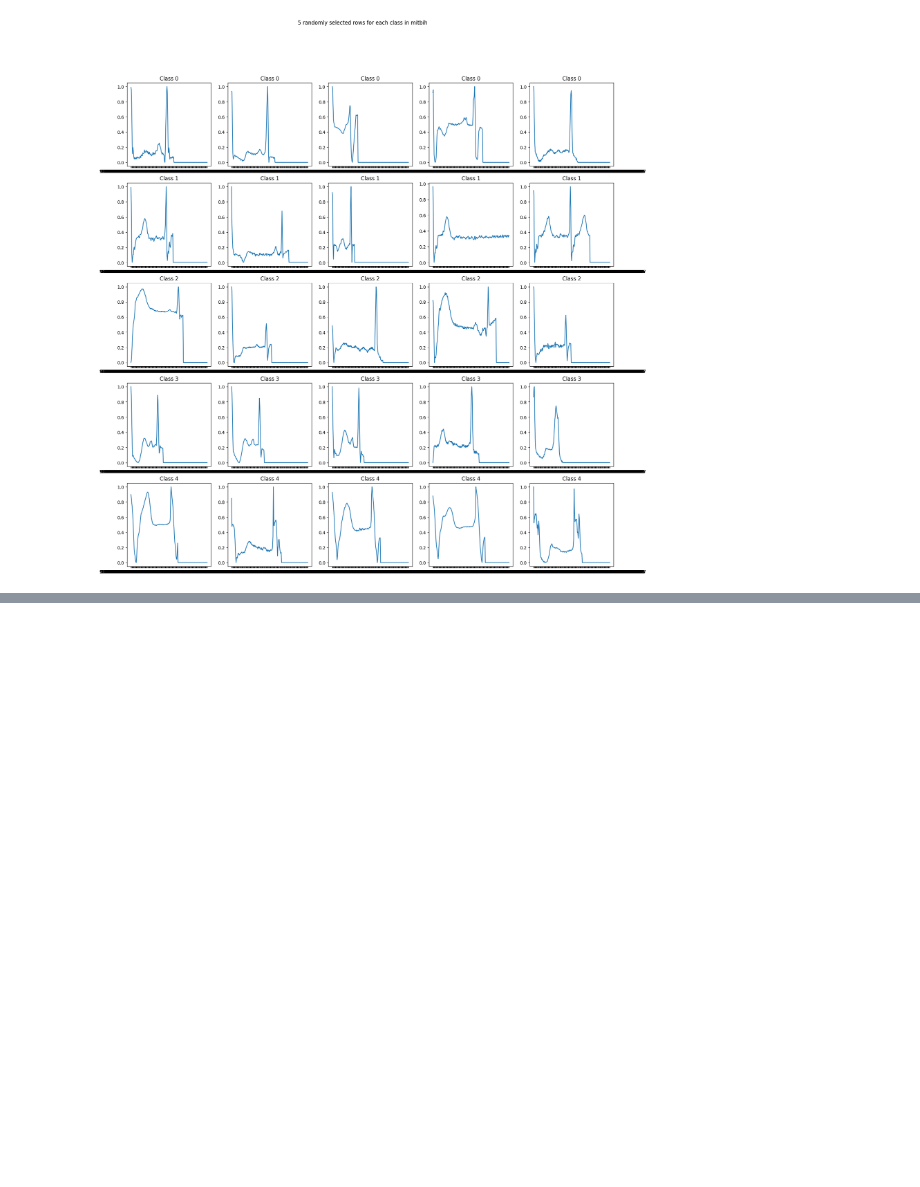
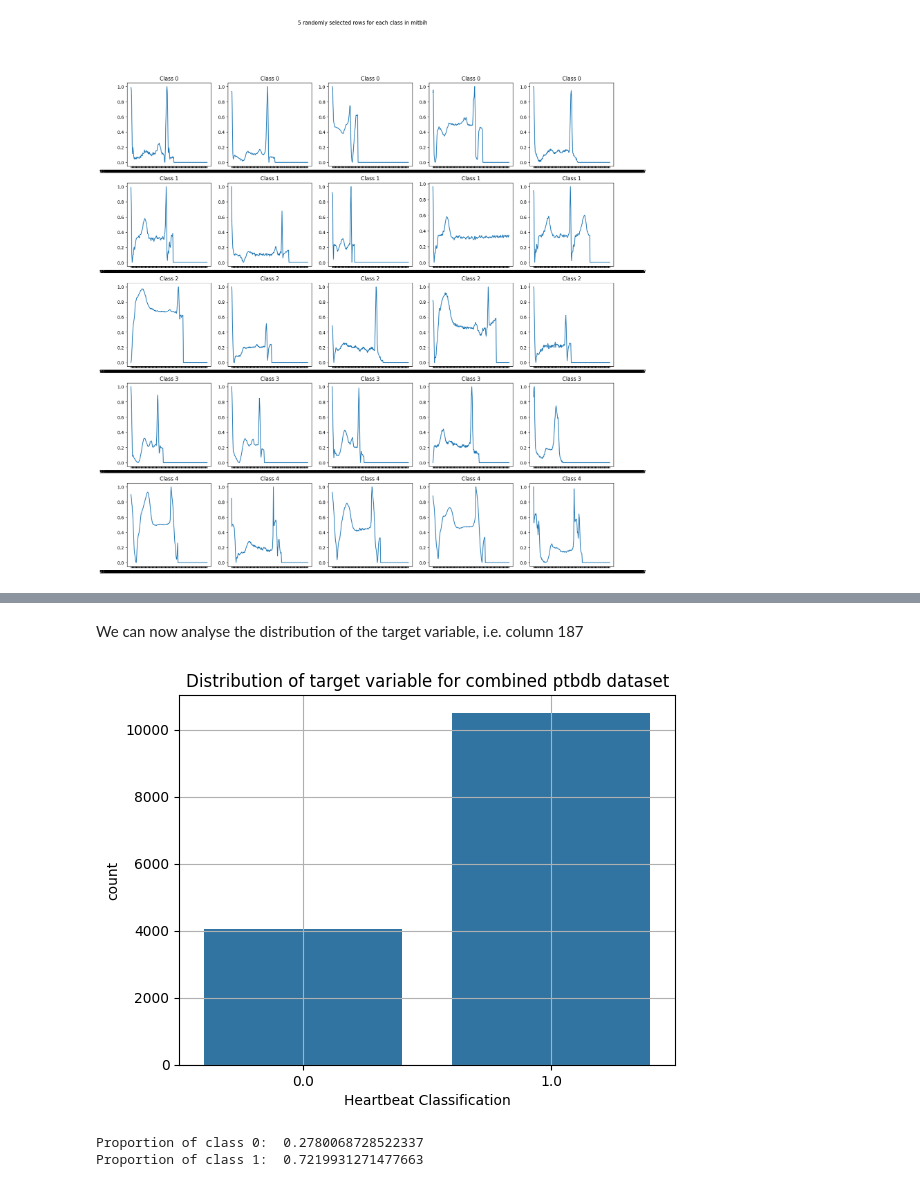
Before and after one commit to Zermatzor/DS_HeartBeat_Project, a Jupyter notebook: src/notebook_data_analysis.ipynb, the cells around one changed output, grey strips where cells are left out. Cells and saved outputs as stored; diff of their text form; code cells hidden in the pictures; blank space fills up the shorter version.

Commit message:
combined notebooks

```diff
--- a/src/notebook_data_analysis.ipynb
+++ b/src/notebook_data_analysis.ipynb
@@ -172,0 +231,19 @@ plt.show()
+# %%
+ptbdb = pd.concat([ptbdb_abnormal, ptbdb_normal])
+# %% [markdown]
+We can now analyse the distribution of the target variable, i.e. column 187
+# %%
+sns.countplot(x=ptbdb[187])
+plt.title('Distribution of target variable for combined ptbdb dataset')
+plt.xlabel('Heartbeat Classification')
+plt.grid(True)
+plt.show();
+
+prop0 = ptbdb[187].value_counts(normalize=True)[0]
+prop1 = ptbdb[187].value_counts(normalize=True)[1]
+print('Proportion of class 0: ', prop0)
+print('Proportion of class 1: ', prop1)
+# %% [output]
+[figure, added]
+Proportion of class 0:  0.2780068728522337
+Proportion of class 1:  0.7219931271477663
```
Also changed, not shown: parts of 21 cells of this notebook.
